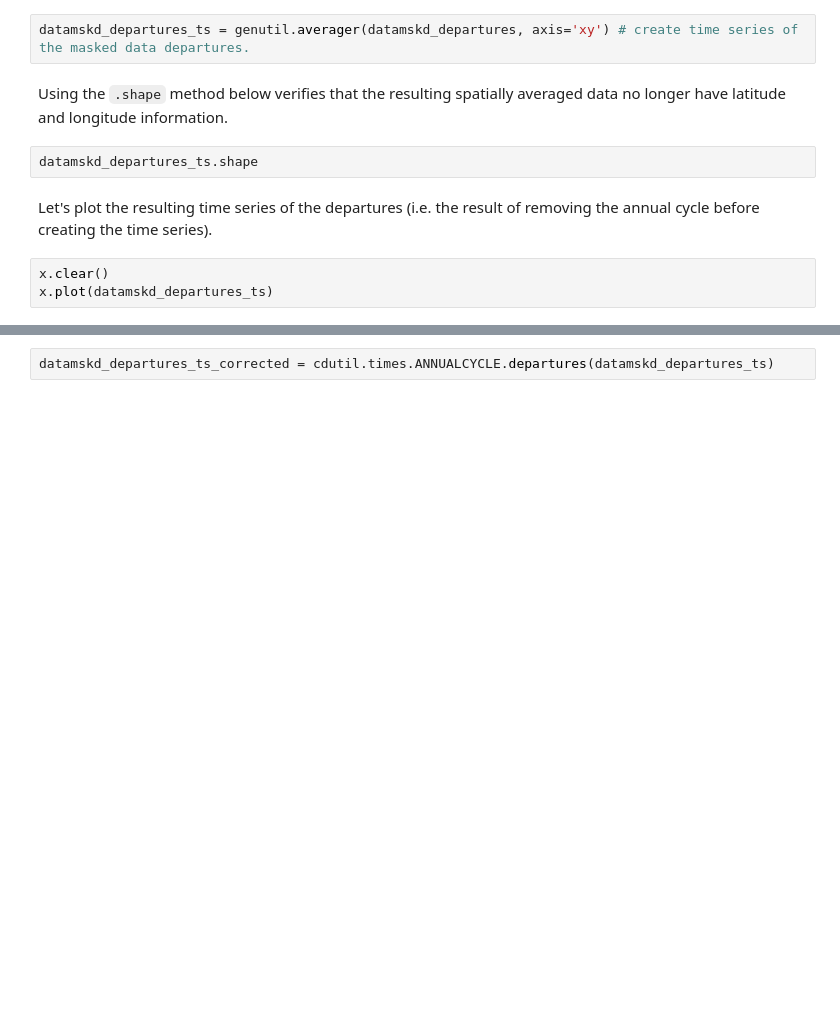
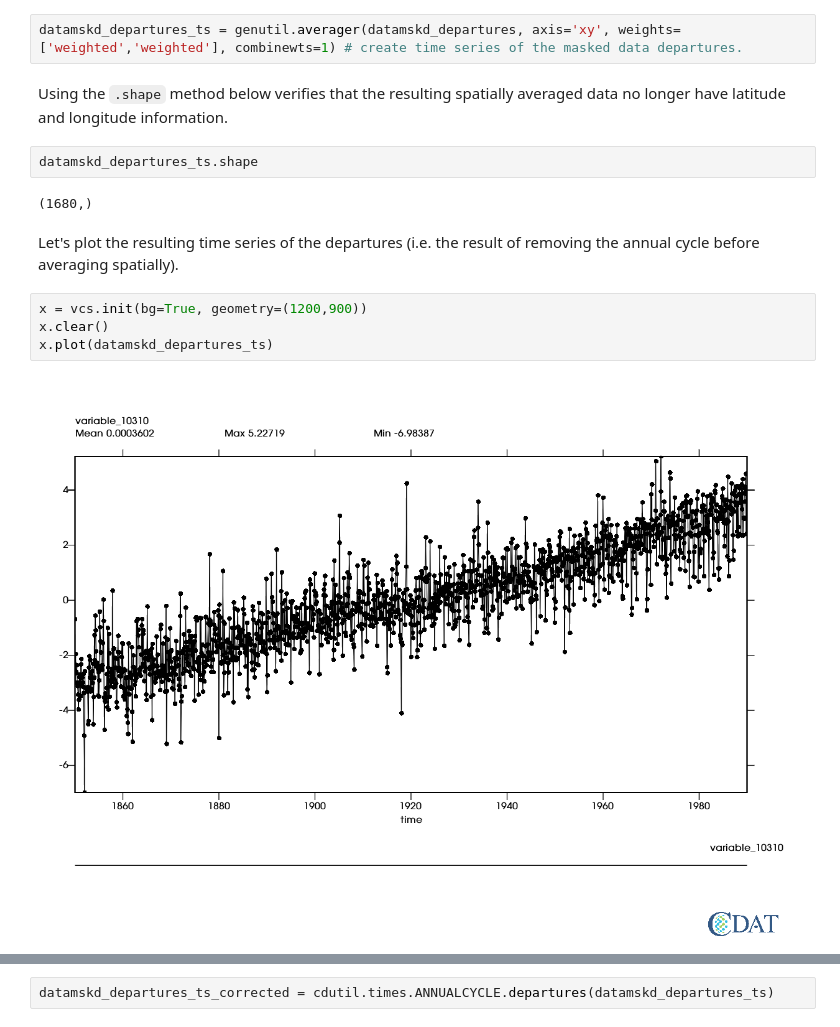
Before and after one commit to CDAT/Jupyter-notebooks, a Jupyter notebook: scientific/Detrend_Data/Detrend_data.ipynb, the cells around one changed output, grey strips where cells are left out. Cells and saved outputs as stored; diff of their text form; blank space fills up the shorter version.

```diff
--- a/scientific/Detrend_Data/Detrend_data.ipynb
+++ b/scientific/Detrend_Data/Detrend_data.ipynb
@@ -175,11 +223,16 @@ Now that we have a time series of monthly departures at each grid cell, we can s
 # %%
-datamskd_departures_ts = genutil.averager(datamskd_departures, axis='xy') # create time series of the masked data departures.
+datamskd_departures_ts = genutil.averager(datamskd_departures, axis='xy', weights=['weighted','weighted'], combinewts=1) # create time series of the masked data departures.
 # %% [markdown]
 Using the `.shape` method below verifies that the resulting spatially averaged data no longer have latitude and longitude information.
 # %%
 datamskd_departures_ts.shape
+# %% [output]
+(1680,)
 # %% [markdown]
-Let's plot the resulting time series of the departures (i.e. the result of removing the annual cycle before creating the time series).
+Let's plot the resulting time series of the departures (i.e. the result of removing the annual cycle before averaging spatially).
 # %%
+x = vcs.init(bg=True, geometry=(1200,900))
 x.clear()
 x.plot(datamskd_departures_ts)
+# %% [output]
+[figure, added]
```
Also changed, not shown: parts of 74 cells of this notebook, 3 other files.
